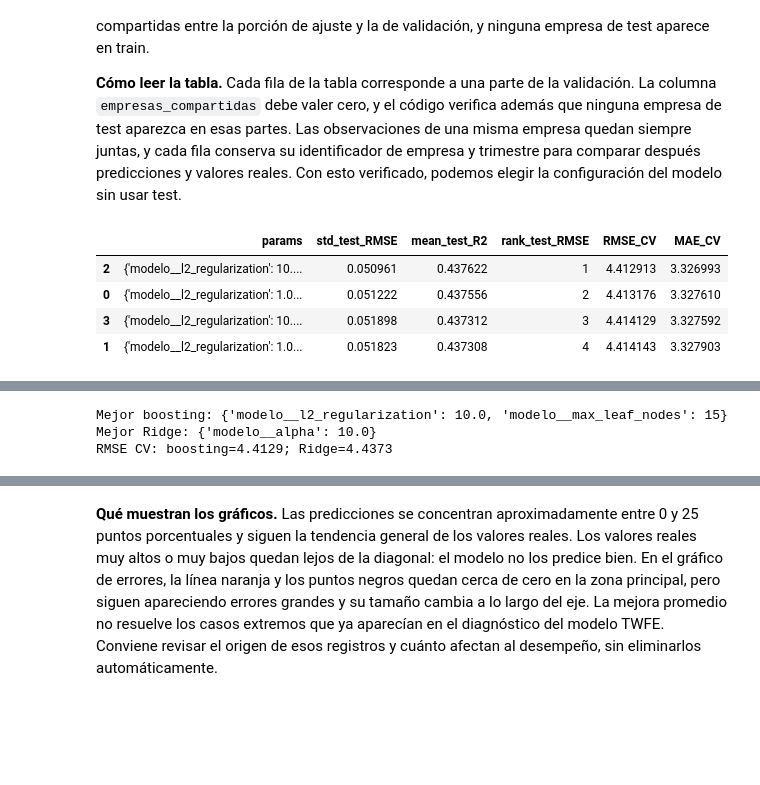
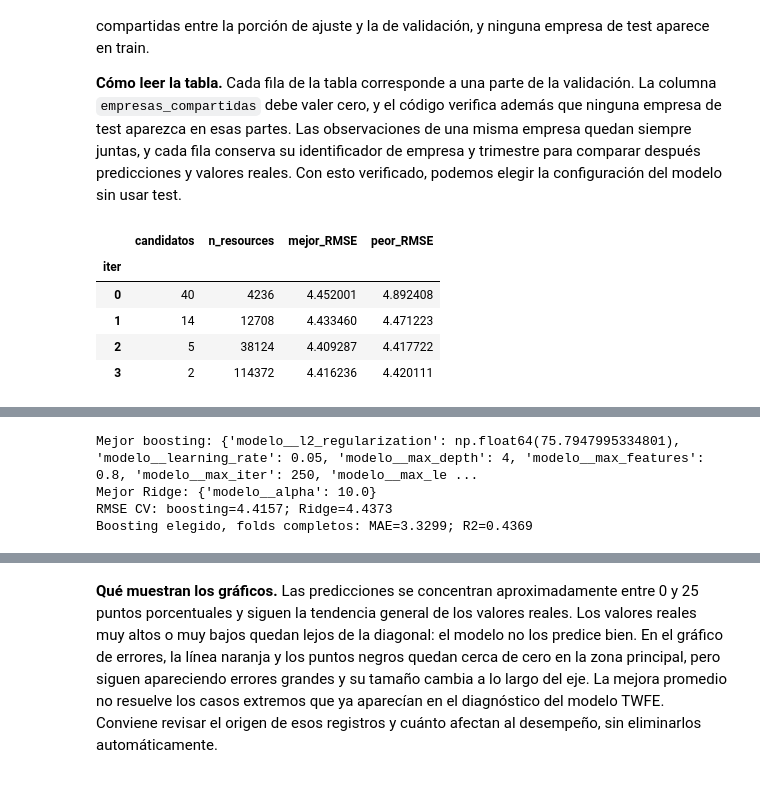
Before and after one commit to Ericsig/DiploDatos, a Jupyter notebook: notebook/modelado.ipynb, the cells around one changed output, grey strips where cells are left out. Cells and saved outputs as stored; diff of their text form; code cells hidden in the pictures; blank space fills up the shorter version.

```diff
--- a/notebook/modelado.ipynb
+++ b/notebook/modelado.ipynb
@@ -1025,47 +1025,80 @@ prepro_h1_gb = ColumnTransformer([
         ('log1p', FunctionTransformer(np.log1p, feature_names_out='one-to-one')),
         ('escala', StandardScaler()),
     ]), log_h1_gb),
     ('numericas', StandardScaler(), num_h1_gb),
     ('categoricas', OneHotEncoder(handle_unknown='ignore', sparse_output=False), cat_h1_gb),
 ], remainder='drop')
 
 pipeline_h1_gb = Pipeline([
     ('prepro', clone(prepro_h1_gb)),
     ('modelo', HistGradientBoostingRegressor(
-        loss='squared_error', learning_rate=0.05, max_iter=250,
-        min_samples_leaf=50, early_stopping=False,
+        loss='squared_error', early_stopping=False,
         categorical_features=None, random_state=RANDOM_STATE,
     )),
 ])
+# learning_rate y max_iter se sortean por separado; max_features sortea variables en cada división.
+espacio_h1_gb = {
+    'modelo__learning_rate': [0.02, 0.05, 0.1],
+    'modelo__max_iter': [250, 500, 1000],
+    'modelo__max_leaf_nodes': [7, 15, 31, 63],
+    'modelo__min_samples_leaf': [20, 50, 100, 200, 500],
+    'modelo__l2_regularization': stats.loguniform(1e-2, 1e2),
+    'modelo__max_depth': [None, 4, 6, 8],
+    'modelo__max_features': [0.5, 0.8, 1.0],
+}
 scoring_h1_gb = {'RMSE': 'neg_root_mean_squared_error',
                  'MAE': 'neg_mean_absolute_error', 'R2': 'r2'}
-busqueda_h1_gb = GridSearchCV(
-    pipeline_h1_gb,
-    {'modelo__max_leaf_nodes': [15, 31], 'modelo__l2_regularization': [1.0, 10.0]},
-    cv=folds_h1_gb, scoring=scoring_h1_gb, refit='RMSE', n_jobs=1, error_score='raise',
+# Successive halving: 40 candidatos sobre una submuestra pequeña; cada ronda conserva el mejor
+# tercio y triplica las filas. Las submuestras se toman dentro de cada fold agrupado por empresa.
+# Sólo admite una métrica, así que la selección es por RMSE.
+busqueda_h1_gb = HalvingRandomSearchCV(
+    pipeline_h1_gb, espacio_h1_gb, n_candidates=40, factor=3,
+    resource='n_samples', min_resources='exhaust',
+    cv=folds_h1_gb, scoring='neg_root_mean_squared_error', refit=True,
+    random_state=RANDOM_STATE, n_jobs=1, error_score='raise',
 )
 busqueda_h1_ridge = GridSearchCV(
     Pipeline([('prepro', clone(prepro_h1_gb)), ('modelo', Ridge())]),
     {'modelo__alpha': [0.1, 1.0, 10.0]},
     cv=folds_h1_gb, scoring=scoring_h1_gb, refit='RMSE', n_jobs=1, error_score='raise',
 )
 with threadpool_limits(limits=2):
     busqueda_h1_gb.fit(X_train_h1_gb, y_train_h1_gb)
     busqueda_h1_ridge.fit(X_train_h1_gb, y_train_h1_gb)
+    # RMSE, MAE y R² de la configuración elegida con los folds completos.
+    cv_mejor_h1_gb = cross_validate(
+        clone(busqueda_h1_gb.best_estimator_), X_train_h1_gb, y_train_h1_gb,
+        cv=folds_h1_gb, scoring=scoring_h1_gb,
+    )
 modelo_h1_gb = busqueda_h1_gb.best_estimator_
 modelo_h1_ridge = busqueda_h1_ridge.best_estimator_
+
 resultados_cv_h1_gb = pd.DataFrame(busqueda_h1_gb.cv_results_)[
-    ['params', 'mean_test_RMSE', 'std_test_RMSE', 'mean_test_MAE', 'mean_test_R2', 'rank_test_RMSE']
-].copy()
-resultados_cv_h1_gb['RMSE_CV'] = -resultados_cv_h1_gb.pop('mean_test_RMSE')
-resultados_cv_h1_gb['MAE_CV'] = -resultados_cv_h1_gb.pop('mean_test_MAE')
-display(resultados_cv_h1_gb.sort_values('rank_test_RMSE'))
+    ['iter', 'n_resources', 'params', 'mean_test_score', 'std_test_score']
+].rename(columns={'std_test_score': 'std_RMSE'})
+resultados_cv_h1_gb['RMSE_CV'] = -resultados_cv_h1_gb.pop('mean_test_score')
+parametros_h1_gb = pd.DataFrame(list(resultados_cv_h1_gb.pop('params')),
+                                index=resultados_cv_h1_gb.index)
+parametros_h1_gb.columns = parametros_h1_gb.columns.str.replace('modelo__', '')
+resultados_cv_h1_gb = resultados_cv_h1_gb.join(parametros_h1_gb)
+resumen_rondas_h1_gb = resultados_cv_h1_gb.groupby('iter').agg(
+    candidatos=('RMSE_CV', 'size'), n_resources=('n_resources', 'first'),
+    mejor_RMSE=('RMSE_CV', 'min'), peor_RMSE=('RMSE_CV', 'max'),
+)
+display(resumen_rondas_h1_gb)
+ultima_ronda_h1_gb = resultados_cv_h1_gb['iter'].max()
+display(resultados_cv_h1_gb[resultados_cv_h1_gb['iter'] == ultima_ronda_h1_gb]
+        .sort_values('RMSE_CV').round({'l2_regularization': 3}))
 print('Mejor boosting:', busqueda_h1_gb.best_params_)
 print('Mejor Ridge:', busqueda_h1_ridge.best_params_)
-print(f'RMSE CV: boosting={-busqueda_h1_gb.best_score_:.4f}; Ridge={-busqueda_h1_ridge.best_score_:.4f}')
+print(f'RMSE CV: boosting={-cv_mejor_h1_gb["test_RMSE"].mean():.4f}; '
+      f'Ridge={-busqueda_h1_ridge.best_score_:.4f}')
+print(f'Boosting elegido, folds completos: MAE={-cv_mejor_h1_gb["test_MAE"].mean():.4f}; '
+      f'R2={cv_mejor_h1_gb["test_R2"].mean():.4f}')
 # %% [output]
-|  | params | std_test_RMSE | mean_test_R2 | rank_test_RMSE | RMSE_CV | MAE_CV |
-| 2 | {'modelo__l2_regularization': 10.... | 0.050961 | 0.437622 | 1 | 4.412913 | 3.326993 |
-| 0 | {'modelo__l2_regularization': 1.0... | 0.051222 | 0.437556 | 2 | 4.413176 | 3.327610 |
-| 3 | {'modelo__l2_regularization': 10.... | 0.051898 | 0.437312 | 3 | 4.414129 | 3.327592 |
-| 1 | {'modelo__l2_regularization': 1.0... | 0.051823 | 0.437308 | 4 | 4.414143 | 3.327903 |
+|  | candidatos | n_resources | mejor_RMSE | peor_RMSE |
+| iter |  |  |  |  |
+| 0 | 40 | 4236 | 4.452001 | 4.892408 |
+| 1 | 14 | 12708 | 4.433460 | 4.471223 |
+| 2 | 5 | 38124 | 4.409287 | 4.417722 |
+| 3 | 2 | 114372 | 4.416236 | 4.420111 |
@@ -1072,4 +1108,5 @@ print(f'RMSE CV: boosting={-busqueda_h1_gb.best_score_:.4f}; Ridge={-busqueda_h1
-Mejor boosting: {'modelo__l2_regularization': 10.0, 'modelo__max_leaf_nodes': 15}
+Mejor boosting: {'modelo__l2_regularization': np.float64(75.7947995334801), 'modelo__learning_rate': 0.05, 'modelo__max_depth': 4, 'modelo__max_features': 0.8, 'modelo__max_iter': 250, 'modelo__max_le ...
 Mejor Ridge: {'modelo__alpha': 10.0}
-RMSE CV: boosting=4.4129; Ridge=4.4373
+RMSE CV: boosting=4.4157; Ridge=4.4373
+Boosting elegido, folds completos: MAE=3.3299; R2=0.4369
 # %% [markdown]
```
Also changed, not shown: parts of 11 cells of this notebook.
